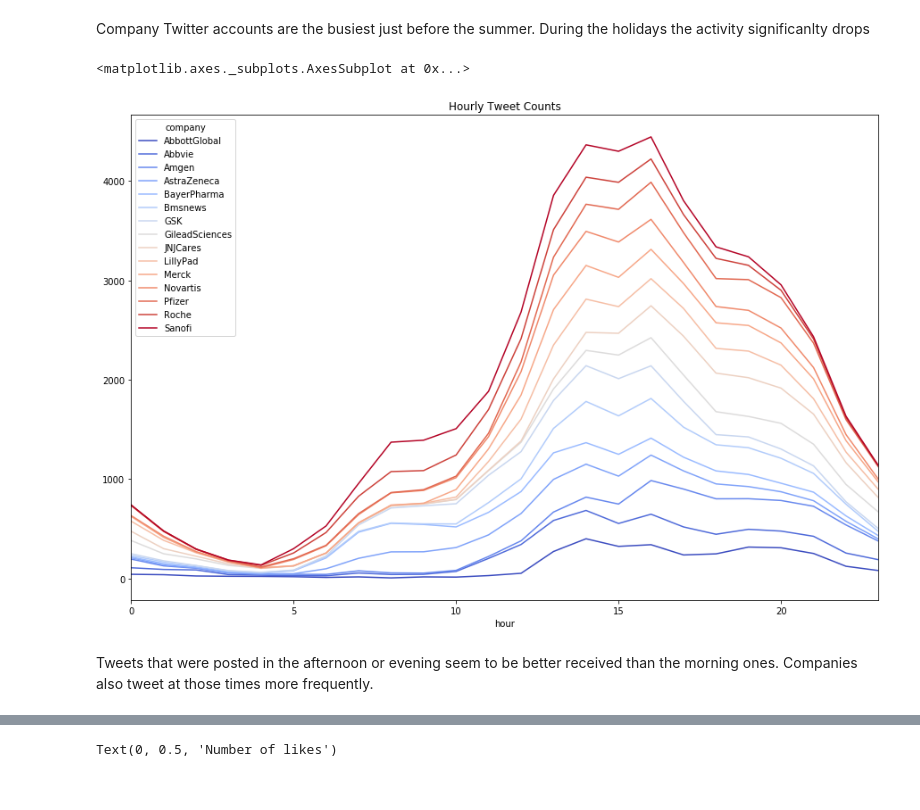
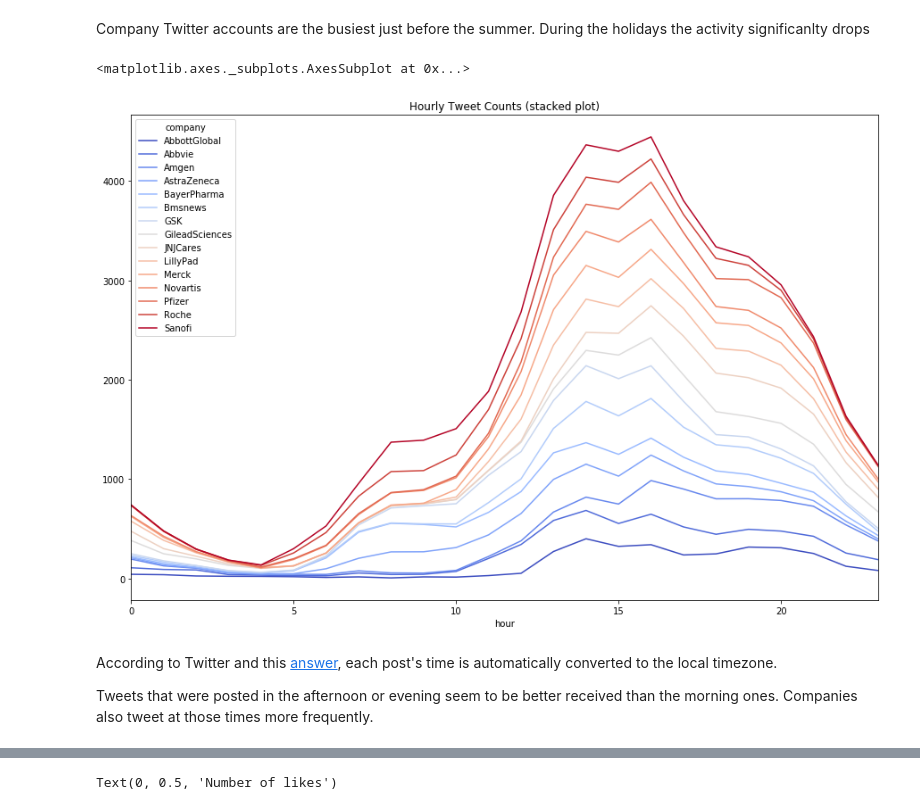
Before and after one commit to mbalcerzak/twitter_pharma, a Jupyter notebook: data_analysis/EDA_notebook.ipynb, the cells around one changed output, grey strips where cells are left out. Saved outputs shown, nothing was run; the diff lists cells and outputs as text; code cells hidden in the pictures.

```diff
--- a/data_analysis/EDA_notebook.ipynb
+++ b/data_analysis/EDA_notebook.ipynb
@@ -102,7 +102,7 @@ def prepare_dataset(company):
 
     def clean_tweet(tweet):
         check = '(@[A-Za-z]+)|([^A-Za-z \t\&])|(\w+:\/\/\S+)'
-        return ' '.join(re.sub(check, ' ', tweet).split())
+        return ' '.join([x.lower() for x in re.sub(check, ' ', tweet).split()])
 
     df['clean_tweet'] = [clean_tweet(tweet.replace('&amp;','&')).replace(' & ','&') for tweet in df['text']]
     df['len'] = df['clean_tweet'].apply(len)
@@ -537,10 +537,12 @@ Company Twitter accounts are the busiest just before the summer. During the holi
 # %%
 #Number of tweets posted at a particular hour
 
 hourly_tweets = df_all.groupby(['hour', 'company']).size().unstack()
-hourly_tweets.plot(title = 'Hourly Tweet Counts', stacked = True, colormap = 'coolwarm', figsize = (15,10))
+hourly_tweets.plot(title = 'Hourly Tweet Counts (stacked plot)', stacked = True, colormap = 'coolwarm', figsize = (15,10))
 # %% [output]
 <matplotlib.axes._subplots.AxesSubplot at 0x...>
-[figure, old version]
+[figure, new version]
 # %% [markdown]
+According to Twitter and this [answer](https://stackoverflow.com/questions/6935225/twitter-time-date-stamp-which-time-zone-is-it), each post's time is automatically converted to the local timezone.
+
 Tweets that were posted in the afternoon or evening seem to be better received than the morning ones. Companies also tweet at those times more frequently.
```
Also changed, not shown: parts of 26 cells of this notebook.
